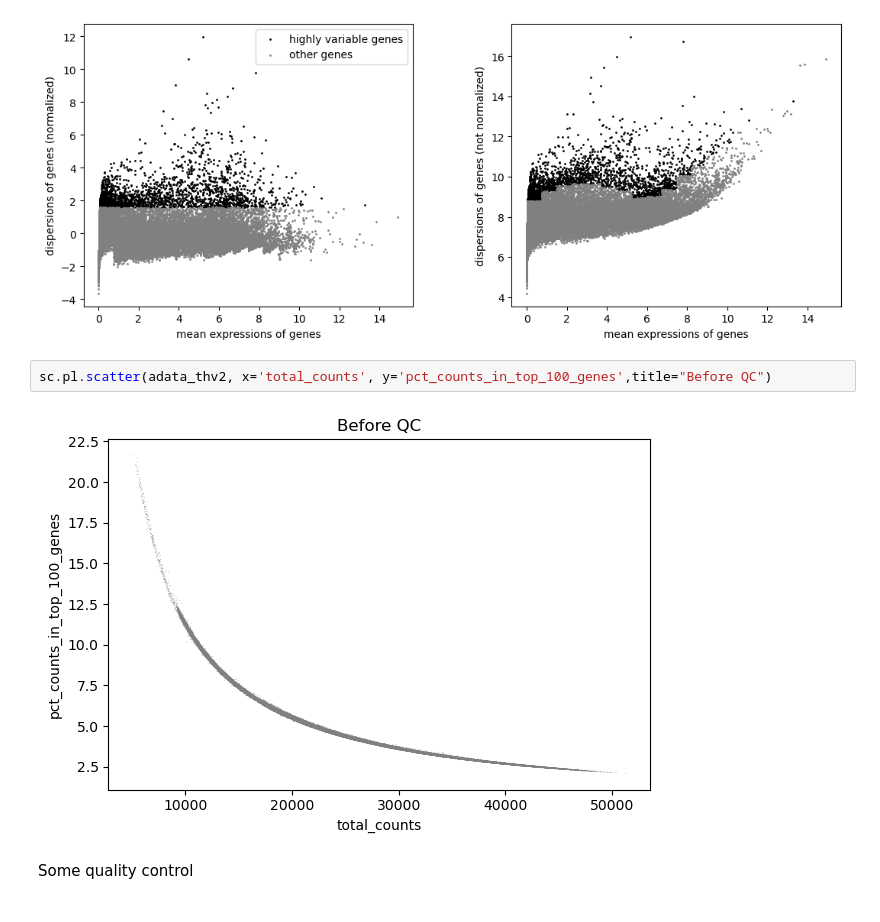
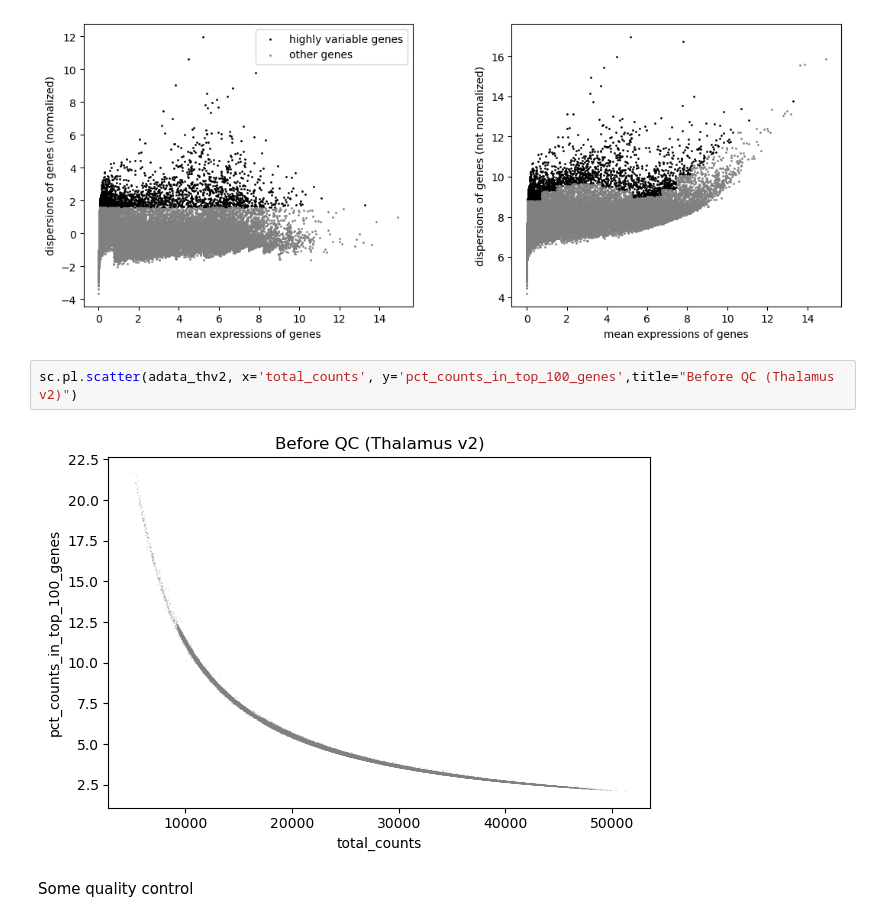
Before and after one commit to vex-me-not/MLKinCompBioFinalProject, a Jupyter notebook: notebooks/datapre.ipynb, the cells around one changed output. Cells and saved outputs as stored; diff of their text form.

```diff
--- a/notebooks/datapre.ipynb
+++ b/notebooks/datapre.ipynb
@@ -212,9 +204,9 @@ sc.pl.highly_variable_genes(adata_thv2)
 # %% [output]
 [figure]
 # %%
-sc.pl.scatter(adata_thv2, x='total_counts', y='pct_counts_in_top_100_genes',title="Before QC")
+sc.pl.scatter(adata_thv2, x='total_counts', y='pct_counts_in_top_100_genes',title="Before QC (Thalamus v2)")
 # %% [output]
-[figure, old version]
+[figure, new version]
 # %% [markdown]
 Some quality control
 # %%
```
Also changed, not shown: parts of 39 cells of this notebook.
